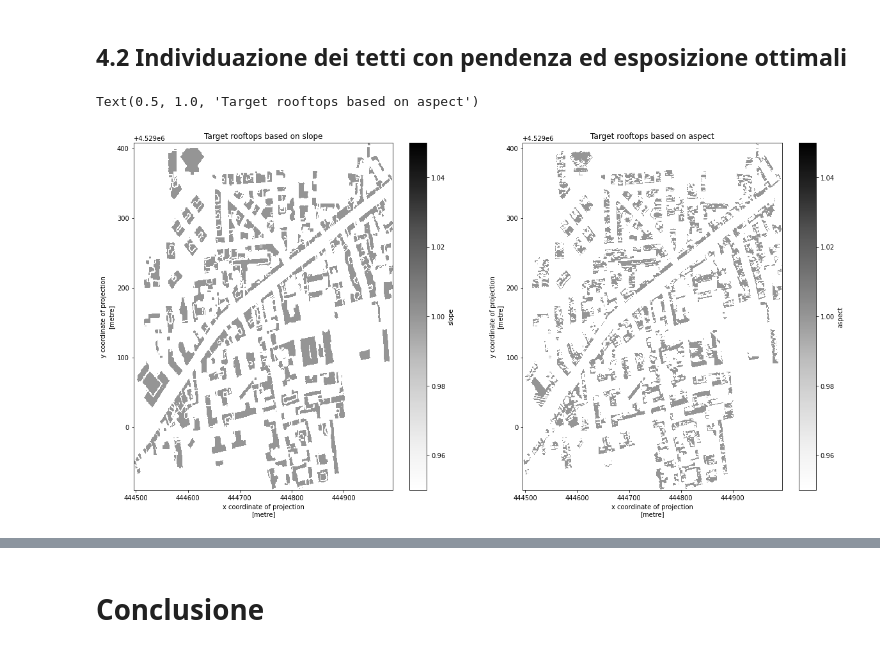
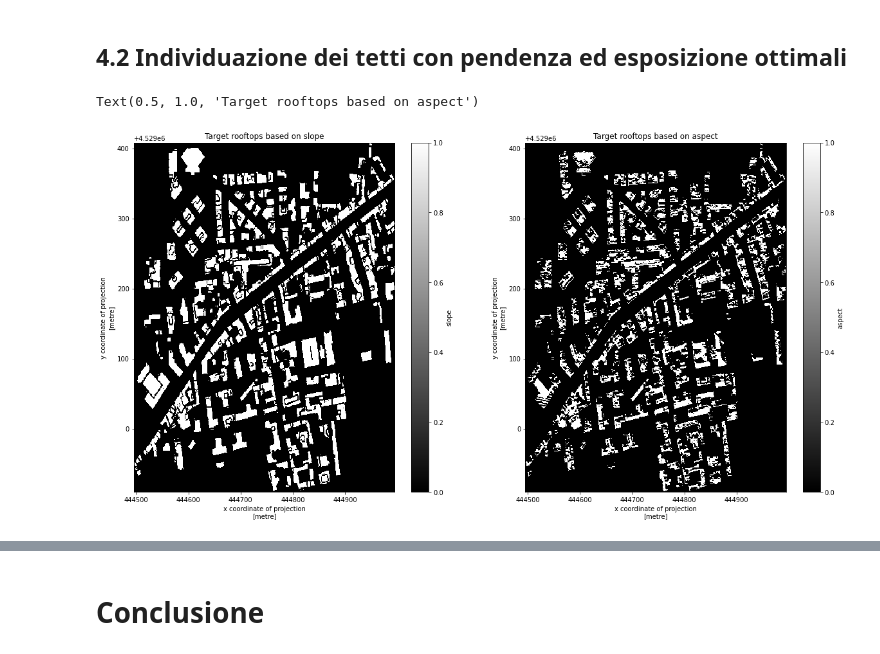
Before and after one commit to MaxDragonheart/PyGIS-Blog, a Jupyter notebook: _notebooks/2022-05-21-verificare-il-potenziale-fotovoltaico-di-un-tetto.ipynb, the cells around one changed output, grey strips where cells are left out. Cells and saved outputs as stored; diff of their text form; code cells hidden in the pictures.

```diff
--- a/_notebooks/2022-05-21-verificare-il-potenziale-fotovoltaico-di-un-tetto.ipynb
+++ b/_notebooks/2022-05-21-verificare-il-potenziale-fotovoltaico-di-un-tetto.ipynb
@@ -319,22 +320,26 @@ Text(0.5, 1.0, "Rooftop's aspect")
 # %% [markdown]
 ## 4.2 Individuazione dei tetti con pendenza ed esposizione ottimali
 # %%
-target_slope_rooftop_mask = target_slope_rooftop / target_slope_rooftop
-target_aspect_rooftop_mask = target_aspect_rooftop / target_aspect_rooftop
+target_slope_rooftop_mask = ((target_slope_rooftop / target_slope_rooftop) >= 1).astype('uint8')
+target_slope_rooftop_mask
+#target_slope_rooftop_mask.rio.to_raster('/home/max/DEV/test-data/output-data/target_slope_rooftop_mask.tif', driver="GTiff")
+target_aspect_rooftop_mask = ((target_aspect_rooftop / target_aspect_rooftop) >= 1).astype('uint8')
+#target_aspect_rooftop_mask.rio.to_raster('/home/max/DEV/test-data/output-data/target_aspect_rooftop_mask.tif', driver="GTiff")
 
 fig, axs = plt.subplots(1, 2, figsize=(20, 10))
 
 target_slope_rooftop_mask.plot.imshow(
-    cmap="Greys",
-    ax=axs[0]
+    cmap="gray",
+    ax=axs[0],
+
 )
 axs[0].set_title("Target rooftops based on slope")
 
 target_aspect_rooftop_mask.plot.imshow(
-    cmap="Greys",
+    cmap="gray",
     ax=axs[1]
 )
 axs[1].set_title("Target rooftops based on aspect")
 # %% [output]
 Text(0.5, 1.0, 'Target rooftops based on aspect')
-[figure, old version]
+[figure, new version]
```
Also changed, not shown: parts of 13 cells of this notebook.
